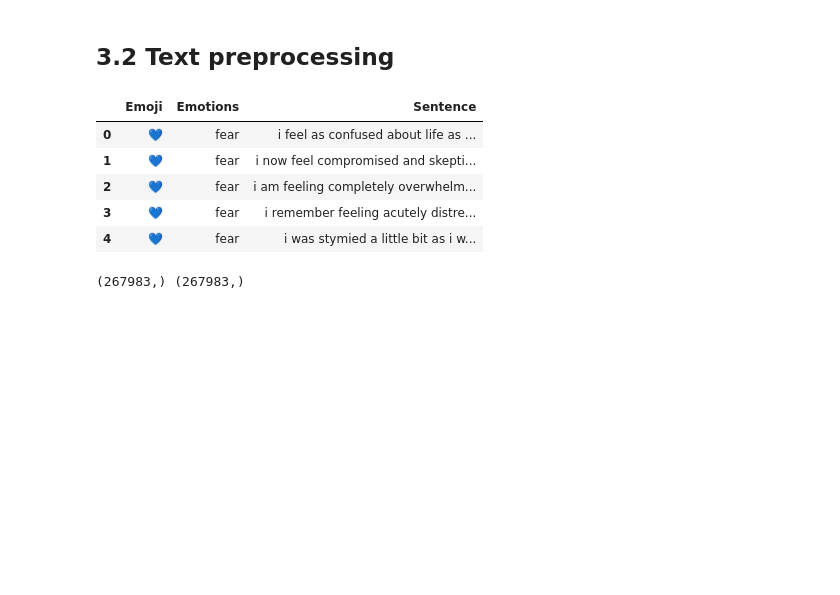
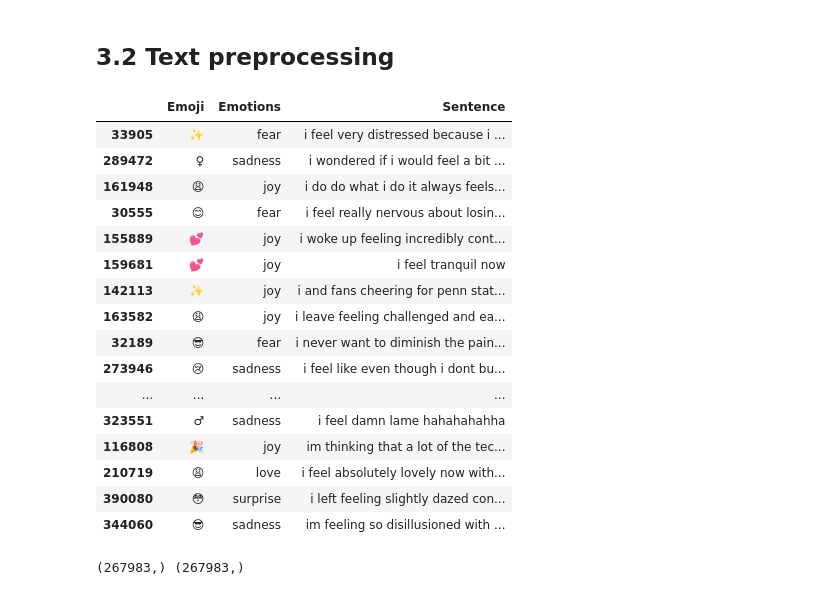
Before and after one commit to Jainlo/context-based-emoji-suggestion, a Jupyter notebook: src/model-build-2.ipynb, the cells around one changed output. Drawn from its saved outputs; the diff is of its cells as text; code cells hidden in the pictures; blank space fills up the shorter version.

```diff
--- a/src/model-build-2.ipynb
+++ b/src/model-build-2.ipynb
@@ -520,15 +524,26 @@ import seaborn as sns
 # %%
 # read dataset
 emotion_emoji_merged = pd.read_csv('../../../Desktop/capstone-data/emoji_emotion_merged.csv')
-# %%
-emotion_emoji_merged.head()
-# %% [output]
-|  | Emoji | Emotions | Sentence |
-| 0 | 💙 | fear | i feel as confused about life as ... |
-| 1 | 💙 | fear | i now feel compromised and skepti... |
-| 2 | 💙 | fear | i am feeling completely overwhelm... |
-| 3 | 💙 | fear | i remember feeling acutely distre... |
-| 4 | 💙 | fear | i was stymied a little bit as i w... |
+# %%
+emotion_emoji_merged.sample(n=20)
+# %% [output]
+|  | Emoji | Emotions | Sentence |
+| 33905 | ✨ | fear | i feel very distressed because i ... |
+| 289472 | ♀ | sadness | i wondered if i would feel a bit ... |
+| 161948 | 😩 | joy | i do do what i do it always feels... |
+| 30555 | 😊 | fear | i feel really nervous about losin... |
+| 155889 | 💕 | joy | i woke up feeling incredibly cont... |
+| 159681 | 💕 | joy | i feel tranquil now |
+| 142113 | ✨ | joy | i and fans cheering for penn stat... |
+| 163582 | 😩 | joy | i leave feeling challenged and ea... |
+| 32189 | 😎 | fear | i never want to diminish the pain... |
+| 273946 | 😢 | sadness | i feel like even though i dont bu... |
+| ... | ... | ... | ... |
+| 323551 | ♂ | sadness | i feel damn lame hahahahahha |
+| 116808 | 🎉 | joy | im thinking that a lot of the tec... |
+| 210719 | 😩 | love | i feel absolutely lovely now with... |
+| 390080 | 😳 | surprise | i left feeling slightly dazed con... |
+| 344060 | 😎 | sadness | im feeling so disillusioned with ... |
 # %%
 # split the data
 X = emotion_emoji_merged['Sentence']
```
Also changed, not shown: parts of 50 cells of this notebook, 5 other files.
